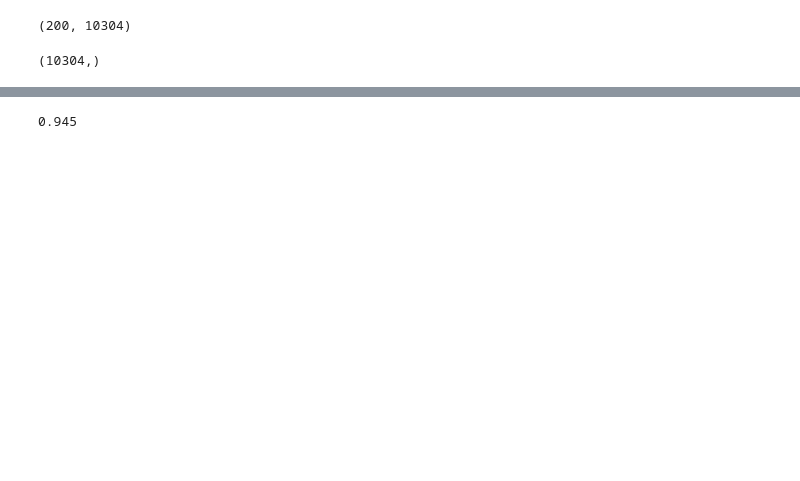
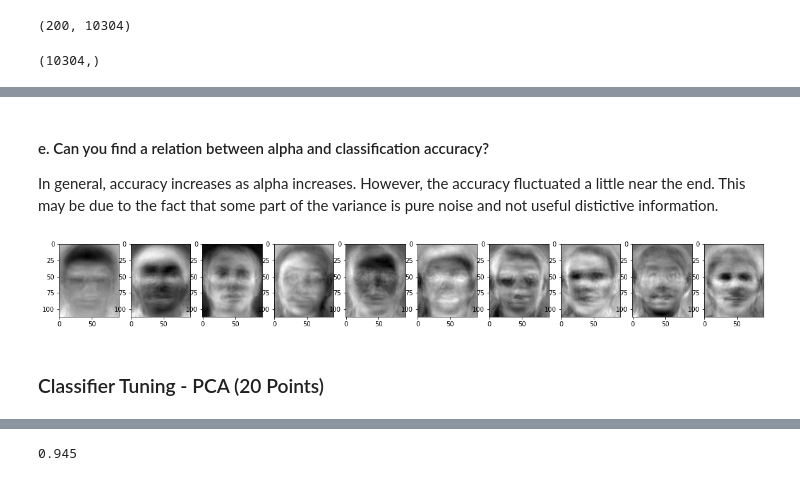
Before and after one commit to mawhab/Face-recognition-using-PCA, a Jupyter notebook: test.ipynb, the cells around one changed output, grey strips where cells are left out. Saved outputs shown, nothing was run; the diff lists cells and outputs as text; code cells hidden in the pictures; blank space fills up the shorter version.

```diff
--- a/test.ipynb
+++ b/test.ipynb
@@ -134,2 +230,18 @@ Finding top n eigen values to reach alpha (0.85): .. Done. -- Found top 51 eigen
+# %% [markdown]
+#### e. Can you find a relation between alpha and classification accuracy?
+In general, accuracy increases as alpha increases. However, the accuracy fluctuated a little near the end. This may be due to the fact that some part of the variance is pure noise and not useful distictive information.
+# %%
+def show_eigenfaces(U):
+  plt.figure(figsize=(20, 10))
+  for i in range(10):
+    plt.subplot(1, 10, i+1)
+    plt.imshow(U[:, i].reshape(112, 92), cmap='gray')
+  plt.show()
+# %%
+show_eigenfaces(pca.U)
+# %% [output]
+[figure, added]
+# %% [markdown]
+### Classifier Tuning - PCA (20 Points)
 # %%
 k_neighbors = np.arange(1,8,2)
```
Also changed, not shown: parts of 87 cells of this notebook.
